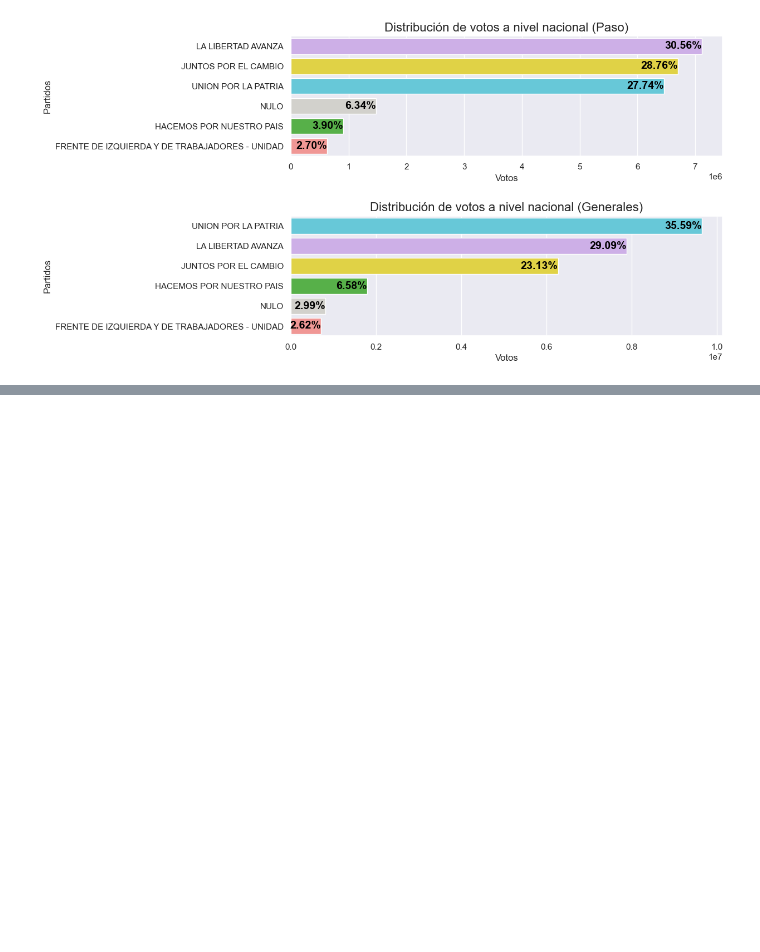
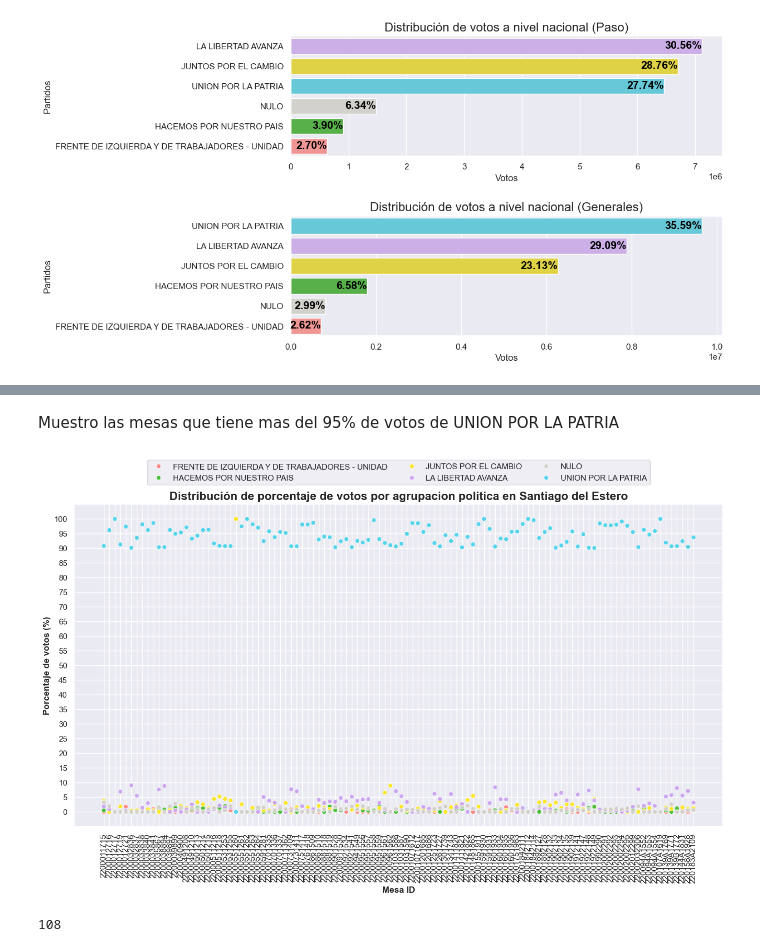
Before and after one commit to uriellmendezz/elecciones2023, a Jupyter notebook: nb.ipynb, the cells around one changed output, grey strips where cells are left out. Saved outputs shown, nothing was run; the diff lists cells and outputs as text; code cells hidden in the pictures; blank space fills up the shorter version.

```diff
--- a/nb.ipynb
+++ b/nb.ipynb
@@ -411,0 +557,34 @@ plt.show()
+# %% [markdown]
+Muestro las mesas que tiene mas del 95% de votos de UNION POR LA PATRIA
+# %%
+provincia = 'Santiago del Estero'
+porcentaje = 90
+
+data = votos_x_mesa.loc[votos_x_mesa['distrito_nombre'] == provincia]
+mesas_fraude = data[data['porcentaje'] > porcentaje].drop_duplicates(subset='mesa_id')['mesa_id'].to_list()
+data = data[data['mesa_id'].isin(mesas_fraude)]
+
+if len(data) > 100:
+    plt.figure(figsize=(16,8))
+else:
+    plt.figure(figsize=(10,8))
+
+sns.scatterplot(data = data,
+                x = 'mesa_id',
+                y = 'porcentaje',
+                hue = 'agrupacion_nombre',
+                palette = palette,
+                alpha = 1)
+plt.xticks(rotation=90)
+plt.xlabel('Mesa ID', weight='bold', fontsize=12)
+plt.ylabel('Porcentaje de votos (%)', weight='bold', fontsize=12)
+plt.yticks(range(0,105,5))
+plt.legend(loc='upper center', ncols=3, bbox_to_anchor=(0.5, 1.15))
+plt.title(f'Distribución de porcentaje de votos por agrupacion politica en {provincia}', fontsize=16, weight='bold')
+plt.show()
+# %% [output]
+[figure, added]
+# %%
+len(data.drop_duplicates(subset='mesa_id'))
+# %% [output]
+108
```
Also changed, not shown: parts of 30 cells of this notebook.
